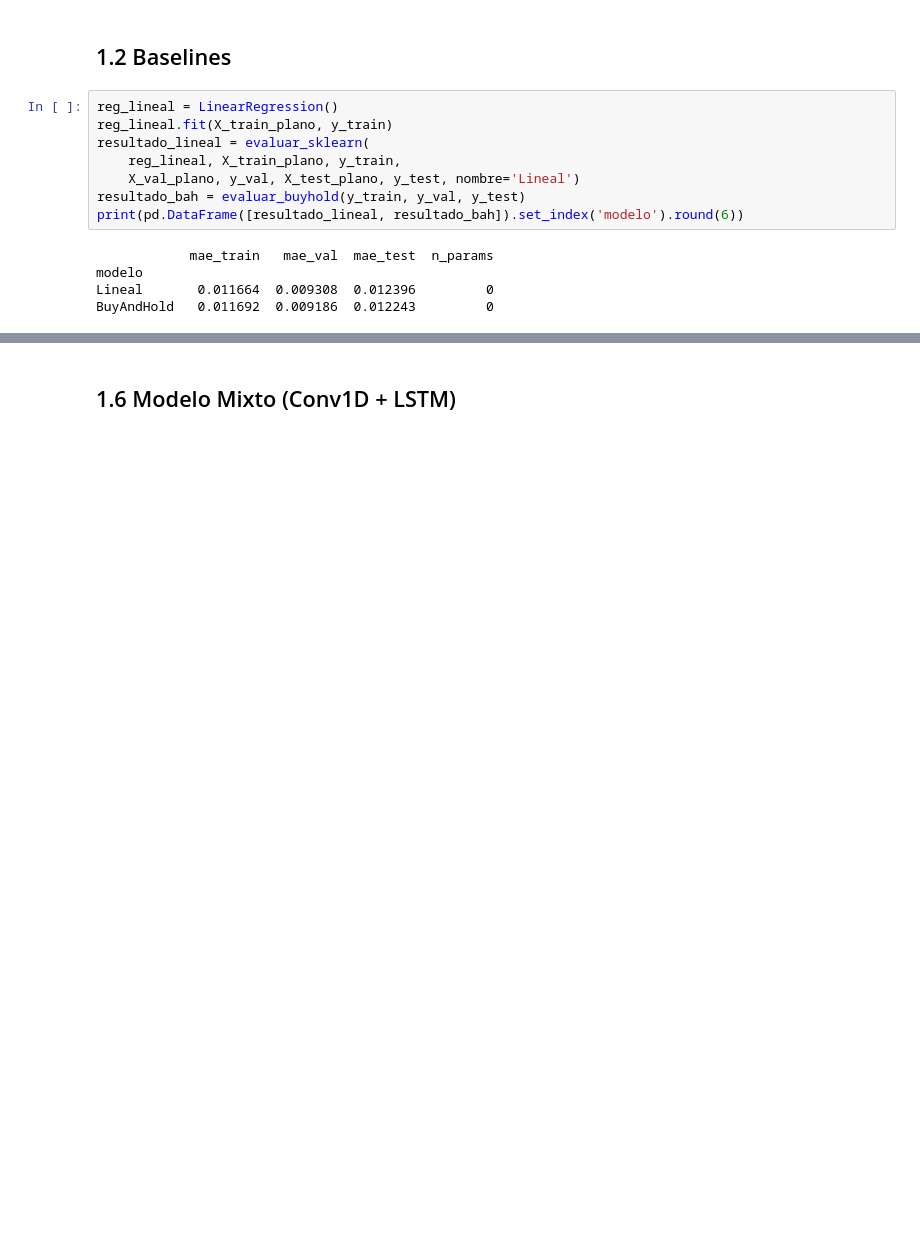
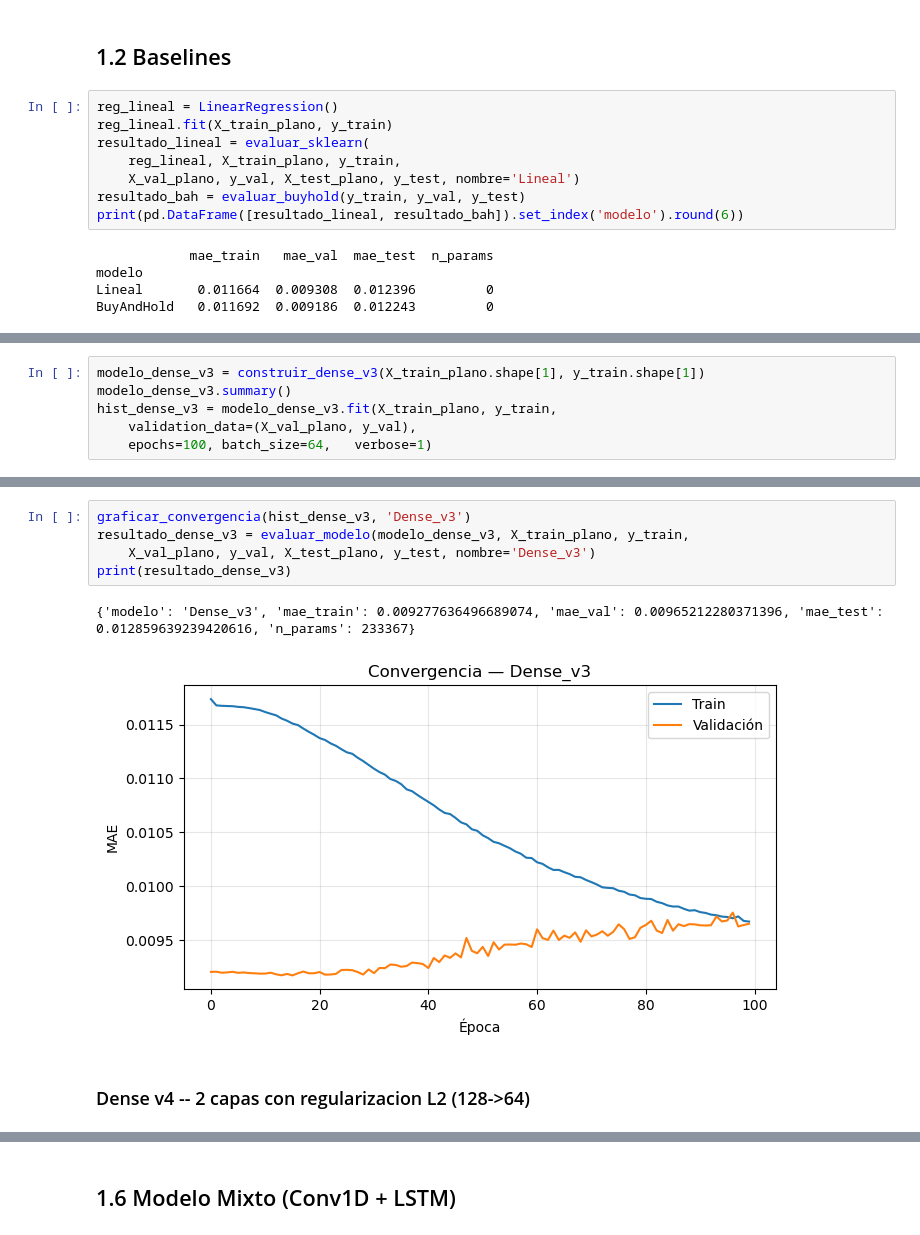
Before and after one commit to NataliaSJO/Taller4_NN, a Jupyter notebook: cuadernos/ent05_sal01.ipynb, the cells around one changed output, grey strips where cells are left out. Cells and saved outputs as stored; diff of their text form; blank space fills up the shorter version.

```diff
--- a/cuadernos/ent05_sal01.ipynb
+++ b/cuadernos/ent05_sal01.ipynb
@@ -117,0 +179,6 @@ print(resultado_dense)
+# %%
+modelo_dense_v3 = construir_dense_v3(X_train_plano.shape[1], y_train.shape[1])
+modelo_dense_v3.summary()
+hist_dense_v3 = modelo_dense_v3.fit(X_train_plano, y_train,
+    validation_data=(X_val_plano, y_val),
+    epochs=100, batch_size=64,   verbose=1)
@@ -117,0 +226,10 @@ print(resultado_dense)
+# %%
+graficar_convergencia(hist_dense_v3, 'Dense_v3')
+resultado_dense_v3 = evaluar_modelo(modelo_dense_v3, X_train_plano, y_train,
+    X_val_plano, y_val, X_test_plano, y_test, nombre='Dense_v3')
+print(resultado_dense_v3)
+# %% [output]
+{'modelo': 'Dense_v3', 'mae_train': 0.009277636496689074, 'mae_val': 0.00965212280371396, 'mae_test': 0.012859639239420616, 'n_params': 233367}
+[figure, added]
+# %% [markdown]
+### Dense v4 -- 2 capas con regularizacion L2 (128->64)
```
Also changed, not shown: parts of 58 cells of this notebook, 5 other files.
